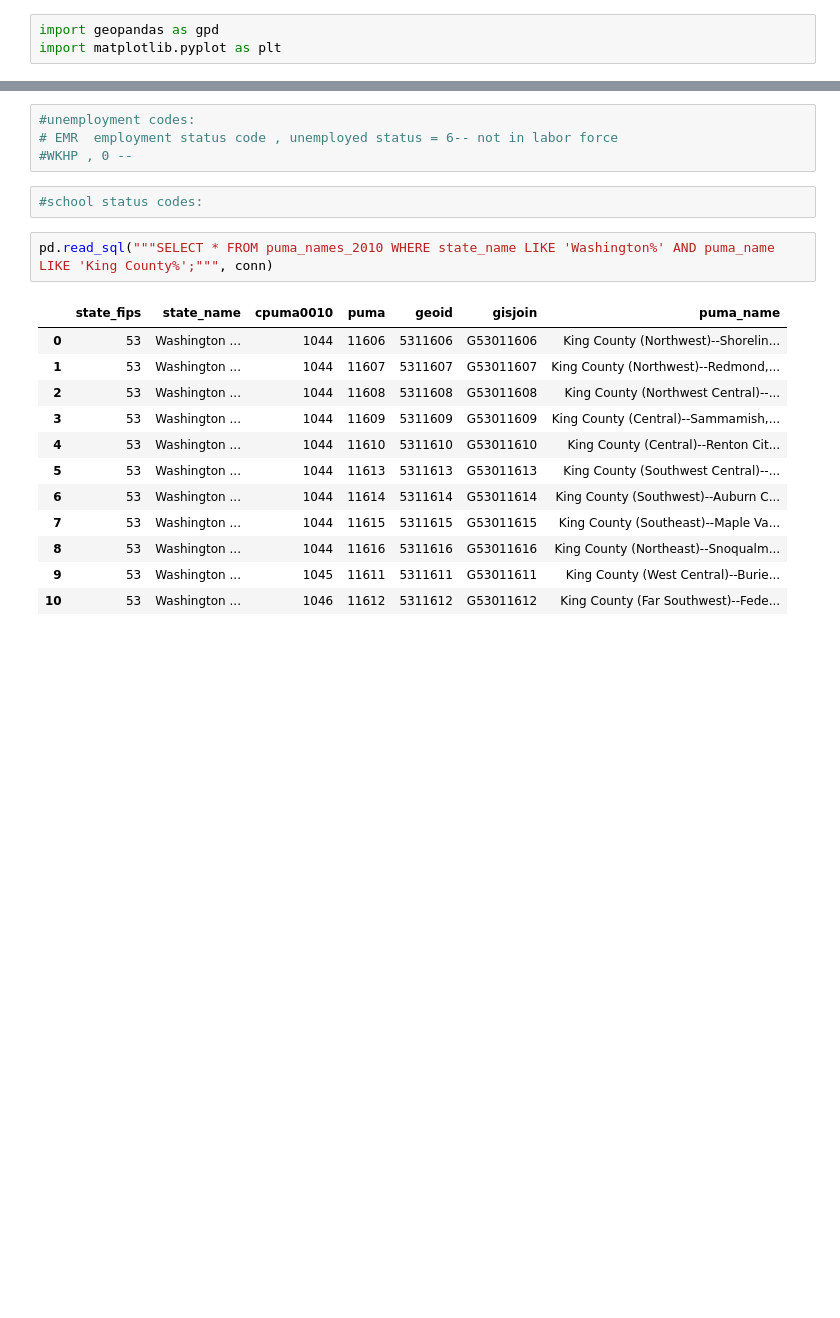
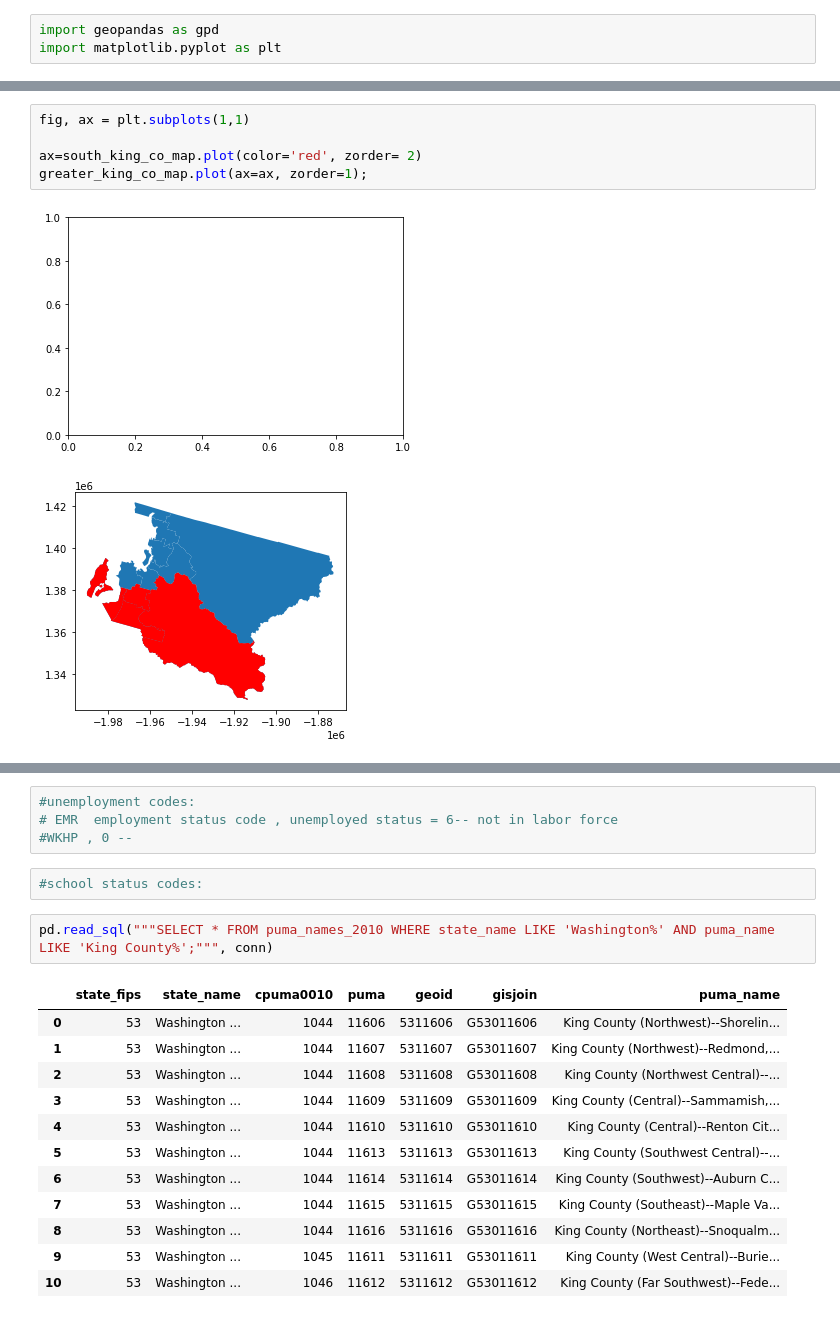
Before and after one commit to ghPRao/Opportunity-Youth, a Jupyter notebook: Paul.ipynb, the cells around one changed output, grey strips where cells are left out. Drawn from its saved outputs; the diff is of its cells as text; blank space fills up the shorter version.

```diff
--- a/Paul.ipynb
+++ b/Paul.ipynb
@@ -77 +101,9 @@ import matplotlib.pyplot as plt
+# %%
+fig, ax = plt.subplots(1,1)
+
+ax=south_king_co_map.plot(color='red', zorder= 2)
+greater_king_co_map.plot(ax=ax, zorder=1);
+# %% [output]
+[figure, added]
+[figure, added]
 # %%
```
Also changed, not shown: parts of 10 cells of this notebook.
